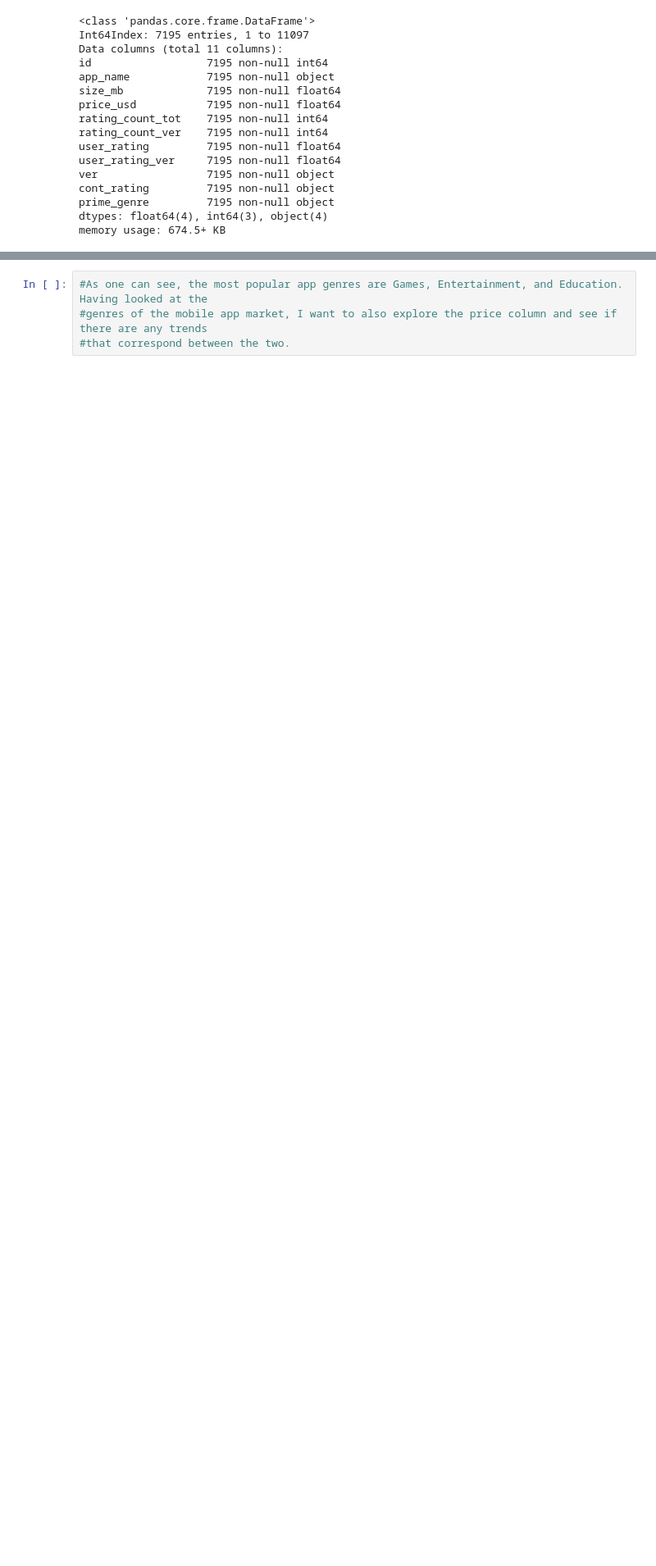
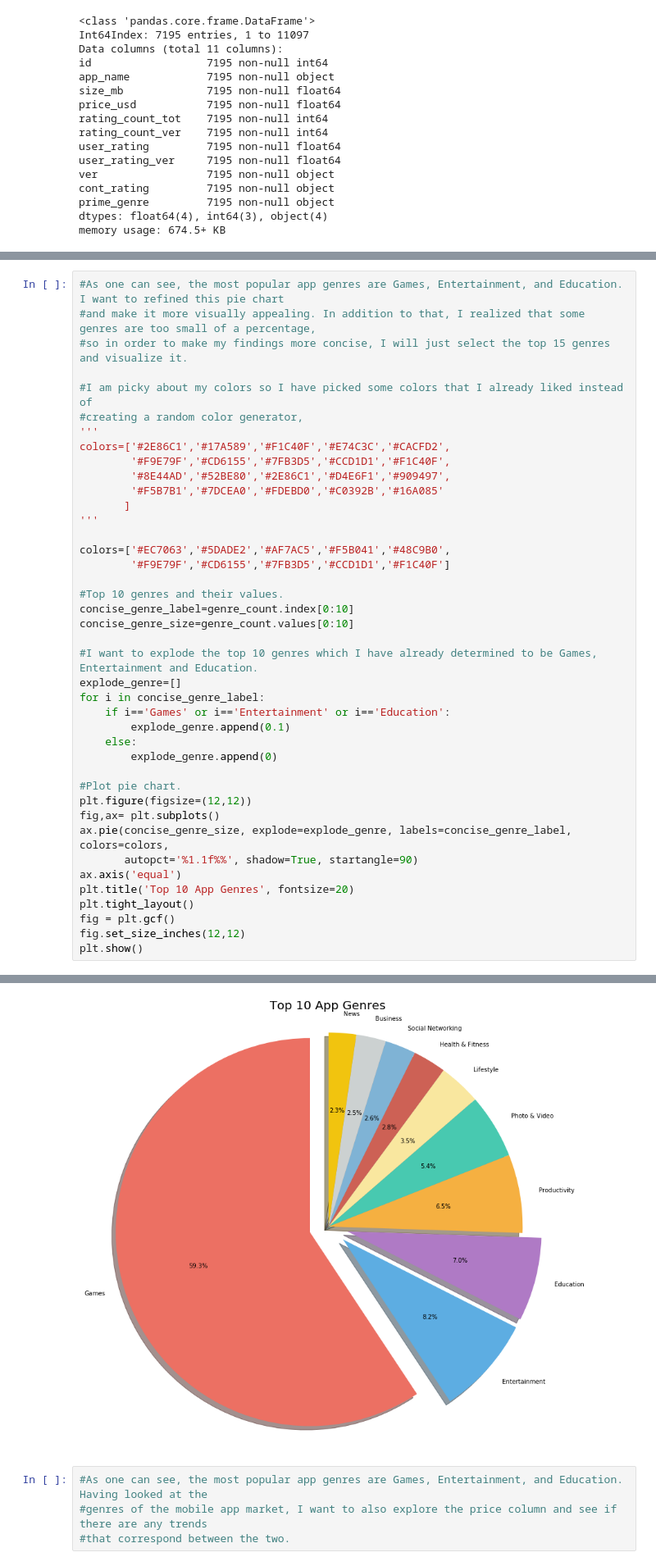
Before and after one commit to agchen92/AppleAppStore, a Jupyter notebook: AppleAppStore.ipynb, the cells around one changed output, grey strips where cells are left out. Shown at 82% size. Drawn from its saved outputs; the diff is of its cells as text; blank space fills up the shorter version.

```diff
--- a/AppleAppStore.ipynb
+++ b/AppleAppStore.ipynb
@@ -291,0 +328,42 @@ plt.show()
+# %%
+#As one can see, the most popular app genres are Games, Entertainment, and Education. I want to refined this pie chart
+#and make it more visually appealing. In addition to that, I realized that some genres are too small of a percentage,
+#so in order to make my findings more concise, I will just select the top 15 genres and visualize it.
+
+#I am picky about my colors so I have picked some colors that I already liked instead of
+#creating a random color generator,
+'''
+colors=['#2E86C1','#17A589','#F1C40F','#E74C3C','#CACFD2',
+        '#F9E79F','#CD6155','#7FB3D5','#CCD1D1','#F1C40F',
+        '#8E44AD','#52BE80','#2E86C1','#D4E6F1','#909497',
+        '#F5B7B1','#7DCEA0','#FDEBD0','#C0392B','#16A085'
+       ]
+'''
+
+colors=['#EC7063','#5DADE2','#AF7AC5','#F5B041','#48C9B0',
+        '#F9E79F','#CD6155','#7FB3D5','#CCD1D1','#F1C40F']
+
+#Top 10 genres and their values.
+concise_genre_label=genre_count.index[0:10]
+concise_genre_size=genre_count.values[0:10]
+
+#I want to explode the top 10 genres which I have already determined to be Games, Entertainment and Education.
+explode_genre=[]
+for i in concise_genre_label:
+    if i=='Games' or i=='Entertainment' or i=='Education':
+        explode_genre.append(0.1)
+    else:
+        explode_genre.append(0)
+
+#Plot pie chart.
+plt.figure(figsize=(12,12))
+fig,ax= plt.subplots()
+ax.pie(concise_genre_size, explode=explode_genre, labels=concise_genre_label, colors=colors,
+       autopct='%1.1f%%', shadow=True, startangle=90)
+ax.axis('equal')
+plt.title('Top 10 App Genres', fontsize=20)
+plt.tight_layout()
+fig = plt.gcf()
+fig.set_size_inches(12,12)
+plt.show()
+# %% [output]
@@ -292,3 +371,4 @@ plt.show()
+[figure, added]
 # %%
 #As one can see, the most popular app genres are Games, Entertainment, and Education. Having looked at the
 #genres of the mobile app market, I want to also explore the price column and see if there are any trends
```
Also changed, not shown: parts of 16 cells of this notebook.
